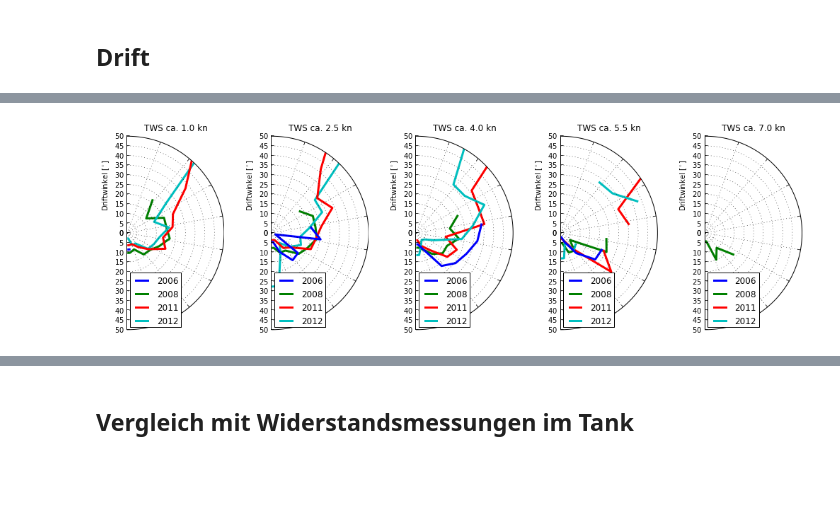
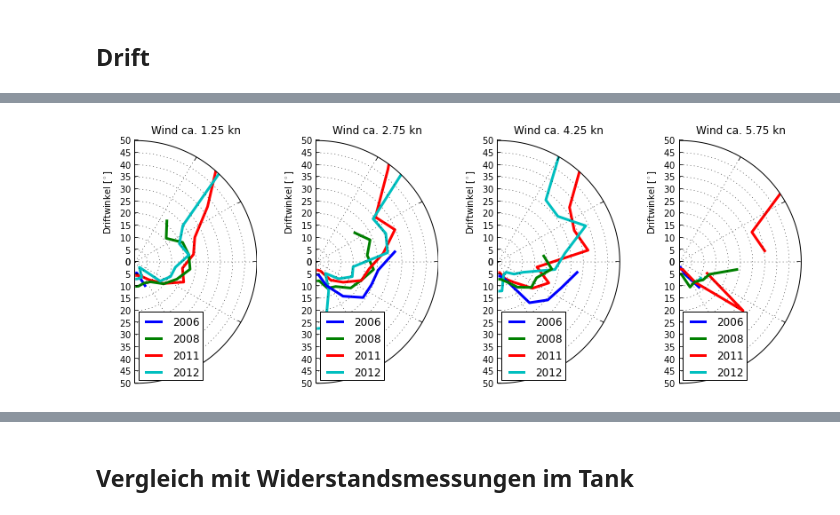
Before and after one commit to Roemerschiff/NX2, a Jupyter notebook: analysis/Polarplots.ipynb, the cells around one changed output, grey strips where cells are left out. Saved outputs shown, nothing was run; the diff lists cells and outputs as text; code cells hidden in the pictures; blank space fills up the shorter version.

```diff
--- a/analysis/Polarplots.ipynb
+++ b/analysis/Polarplots.ipynb
@@ -371,4 +387,6 @@ polar12 = my_polar(d12)
 # %%
+speedbins=np.arange(0.5,8,1.5)
+
 fig = plt.figure(figsize = (25, 5))
 for i, tit in zip(range(len(speedbins)), speedbins[:-1]+np.diff(speedbins)/2.):
     aux, ax = NX2.polar.setup_plot(fig, 170 + i+1)
@@ -387,0 +410,3 @@ Ich habe auch mal die Bucher aufgeschlagen und versucht diese neuen Kurven mit d
+# %%
+anglebinsbook = np.arange(0, 181., 15.01)
+speedbinsbook = np.arange(0.5,6,1)
@@ -387,0 +423,8 @@ Ich habe auch mal die Bucher aufgeschlagen und versucht diese neuen Kurven mit d
+# %%
+fig = plt.figure(figsize = (3,5))
+aux, ax = NX2.polar.setup_plot(fig, 111, maxr=5)
+colors = ['r','g','b','k','r','c','orange','r']
+poldat = my_polar(d11, speedbins=speedbinsbook, anglebins=anglebinsbook)
+temp = NX2.polar.plot(aux, poldat, speedbinsbook, anglebinsbook, color = colors)
+ax.set_title('Polardiagram - 2011\nDrift korrigiert')
+fig.savefig(os.path.join(plotpath,'polar11korr.png'))
@@ -387,0 +433,21 @@ Ich habe auch mal die Bucher aufgeschlagen und versucht diese neuen Kurven mit d
+# %%
+speedbins2=np.array([1.5,3,4.5])
+
+polar06 = my_polar(d06, speedbins=speedbins2, anglebins=anglebinsbook)
+polar08 = my_polar(d08, speedbins=speedbins2, anglebins=anglebinsbook)
+polar11 = my_polar(d11, speedbins=speedbins2, anglebins=anglebinsbook)
+polar12 = my_polar(d12, speedbins=speedbins2, anglebins=anglebinsbook)
+
+fig = plt.figure(figsize = (5.5, 4))
+aux1, ax1, grid_helper1 = NX2.polar.setup_plot(fig, 121, maxr=3.5, returnall=True)
+aux2, ax2, grid_helper2 = NX2.polar.setup_plot(fig, 122, maxr=3.5, returnall=True)
+for pol, lab in zip([polar06, polar08, polar11, polar12], ['2006', '2008','2011','2012']):
+    temp = NX2.polar.plot_half_circle(aux1, anglebinsbook[0:-1] + np.diff(anglebinsbook)/2., pol[1,1:], lw = 3., label = lab)
+    temp = NX2.polar.plot_half_circle(aux2, anglebinsbook[0:-1] + np.diff(anglebinsbook)/2., pol[2,1:], lw = 3., label = lab)
+
+ax1.legend(loc = 'upper right')
+ax1.set_title('Wind 1.5-3.0 kn')
+ax2.set_title('Wind 3.0-4.5 kn')
+grid_helper1.grid_finder.grid_locator2._nbins=7
+grid_helper2.grid_finder.grid_locator2._nbins=7
+fig.savefig(os.path.join(plotpath,'polarVergleich.png'))
@@ -411,11 +479,11 @@ drift12 = my_polar(d12, drift=True)
 # %%
 fig = plt.figure(figsize = (25, 5))
 for i, tit in zip(range(len(speedbins)), speedbins[:-1]+np.diff(speedbins)/2.):
     aux, ax = NX2.polar.setup_plot(fig, 170 + i+1, maxr=50)
     for pol, lab in zip([drift06, drift08, drift11, drift12], ['2006', '2008','2011','2012']):
         temp = NX2.polar.plot_half_circle(aux, anglebins[0:-1] + np.diff(anglebins)/2., pol[i+1,1:], lw = 3., label = lab)
     ax.legend(loc = 'lower left')
-    ax.set_title('TWS ca. '+ str(tit) + ' kn')
+    ax.set_title('Wind ca. '+ str(tit) + ' kn')
     ax.axis["left"].label.set_text(r"Driftwinkel [$^{\circ}$]")
 # %% [output]
-[figure, old version]
+[figure, new version]
```
Also changed, not shown: parts of 28 cells of this notebook, 1 other file.
